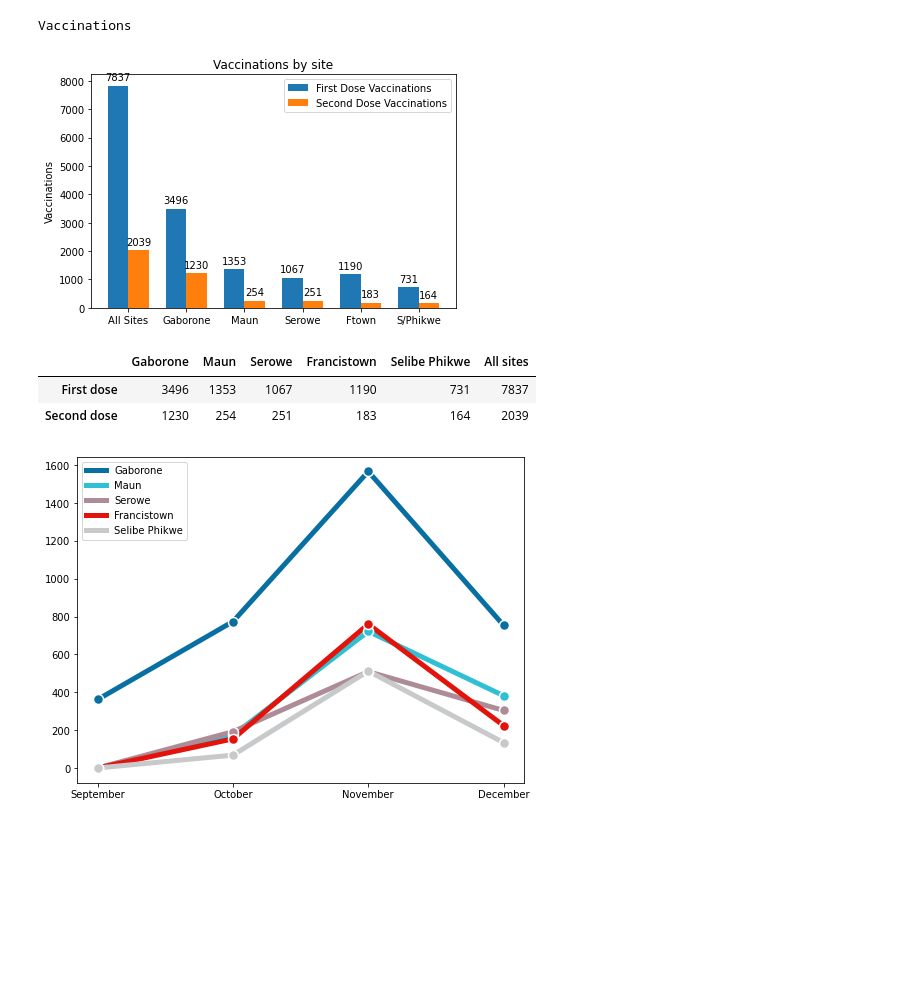
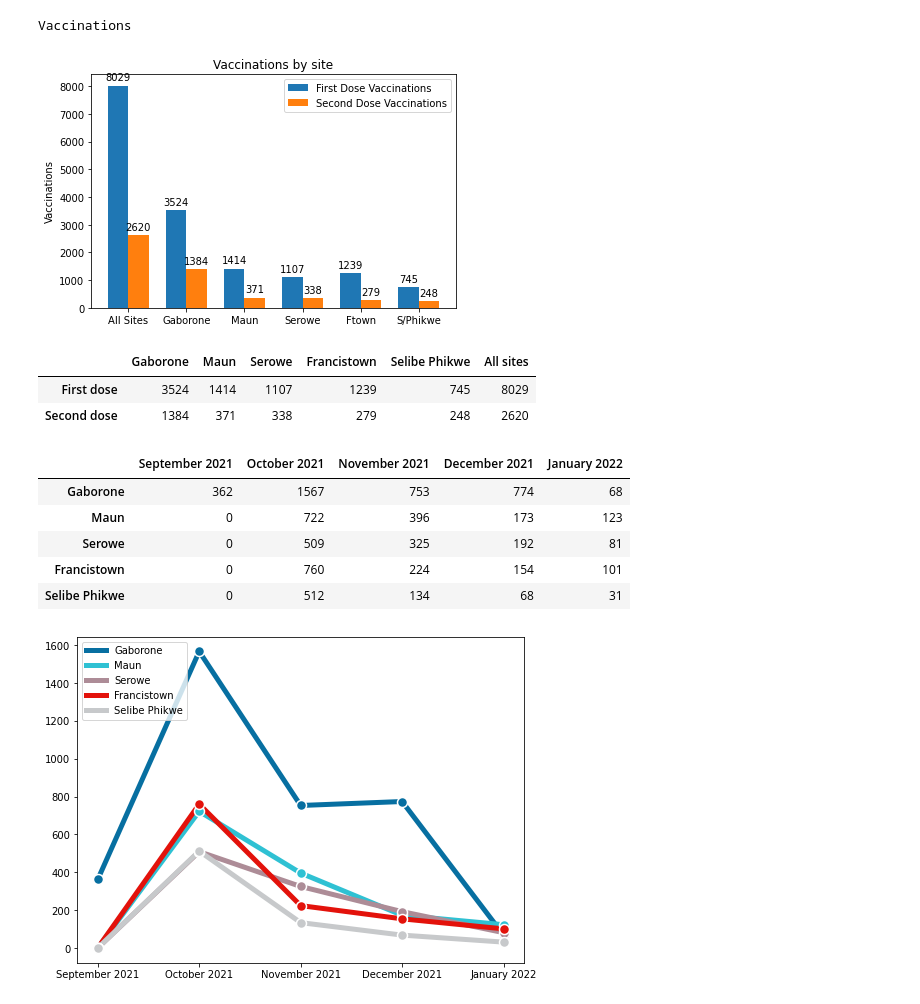
Before and after one commit to geek911/esr21, a Jupyter notebook: notebooks/azd_report_starts.ipynb, the cells around one changed output. Cells and saved outputs as stored; diff of their text form; code cells hidden in the pictures; blank space fills up the shorter version.

```diff
--- a/notebooks/azd_report_starts.ipynb
+++ b/notebooks/azd_report_starts.ipynb
@@ -38,7 +41,7 @@ from django.utils.timezone import make_aware
 import datetime
 tz = pytz.timezone('Africa/Gaborone')
 #All data capture before the date below
-created = datetime.datetime(2022, 1, 14, 0, 0)
+created = datetime.datetime(2022, 1, 21, 0, 0)
 created = make_aware(created, tz, True)
 # %%
 # Total Enrolled particiapants
@@ -316,7 +319,7 @@ dt = [
     len(vaccinations_second_phikwe_sites),
     len(vaccinations_second_dose_all_sites)]
 ]
-df = pd.DataFrame(
+df1 = pd.DataFrame(
     dt, columns=['Gaborone', 'Maun', 'Serowe', 'Francistown', 'Selibe Phikwe', 'All sites'],
     index=['First dose', 'Second dose']
 )
@@ -363,77 +366,88 @@ fig.tight_layout()
 
 plt.show()
 
-# Line graph
+# Line Graph
+
+vaccine_model = 'esr21_subject.vaccinationdetails'
+vaccine_model_cls = django_apps.get_model(vaccine_model)
+
 # Months
-from calendar import month_name
-vaccinations_details = VaccinationDetails.objects.filter(created__lte=created).values_list('created', flat=True)
+vaccinations_details = vaccine_model_cls.objects.all().values_list(
+    'created', flat=True)
 months = [vd.strftime("%B") for vd in vaccinations_details]
 month_lookup = list(month_name)
 months = list(set(months))
-data_months = sorted(months, key=month_lookup.index)
 
-# Months numbers
-vaccinations_details = VaccinationDetails.objects.filter(created__lte=created).values_list('created', flat=True)
-months = [vd.month for vd in vaccinations_details]
-months = list(set(months))
-months = sorted(months)
+months_numbers = [datetime.datetime.strptime(month_name, '%B').month for month_name in months]
 
 sites = Site.objects.all().order_by('id').values_list('id', flat=True).distinct()
-data = []
+
+site_dict = {
+    40: 'Gaborone',
+    41: 'Maun',
+    42: 'Serowe',
+    43: 'Francistown',
+    44: 'Selibe Phikwe'
+}
+percentages = []
+data_dict = {}
 for site_id in sites:
     row_data = []
+    row_data_dict = {}
     vaccination_details = VaccinationDetails.objects.filter(
             created__lte=created,
             site__id=site_id,
             received_dose_before='first_dose')
-    for month_num in months:
+    for month_num in months_numbers:
         temp_vaccination_details = [vaccine for vaccine in vaccination_details if vaccine.created.month == month_num]
         row_data.append(len(temp_vaccination_details))
-    data.append(row_data)
+    percentages.append(row_data)
+
+df = pd.DataFrame(
+    percentages,
+    columns=['September 2021', 'October 2021', 'November 2021', 'December 2021', 'January 2022'],
+    index=['Gaborone', 'Maun', 'Serowe', 'Francistown', 'Selibe Phikwe']
+)
+# Line graph
+# Months
 BROWN = "#AD8C97"
 BROWN_DARKER = "#7d3a46"
 GREEN = "#2FC1D3"
 BLUE = "#076FA1"
 GREY = "#C7C9CB"
 GREY_DARKER = "#5C5B5D"
 RED = "#E3120B"
 
-months = ['September', 'October', 'November', 'December']
-
-latin_america = [16, 362, 774, 1567]
-asia_and_pacific = [0, 0, 173, 722]
-sub_saharan_africa = [0, 0, 192, 509]
-
-
-gabs = [362, 774, 1567, 754]
-maun = [0, 173, 722, 382]
-serowe = [0, 192, 509, 304]
-ftown = [0, 154, 760, 224]
-sphikwe = [0, 68, 512, 134]
-percentages = [gabs, maun, serowe, ftown, sphikwe]
+months = ['September 2021', 'October 2021', 'November 2021', 'December 2021', 'January 2022']
 
 COLORS = [BLUE, GREEN, BROWN, RED, GREY]
 
 # Initialize plot ------------------------------------------
 fig, ax = plt.subplots(figsize=(8, 6))
 sites = ['Gaborone', 'Maun', 'Serowe', 'Francistown', 'Selibe Phikwe']
-
 # Add lines with dots
 # Note the zorder to have dots be on top of the lines
 count = 0
 for percentage, color in zip(percentages, COLORS):
     ax.plot(months, percentage, color=color, lw=5, label=sites[count])
     ax.scatter(months, percentage, fc=color, s=100, lw=1.5, ec="white", zorder=12)
     count += 1
 leg = plt.legend(loc='upper left')
-df
+display(HTML(df1.to_html()))
+display(HTML(df.to_html()))
 # %% [output]
 Vaccinations
-[figure, old version]
+[figure, new version]
 |  | Gaborone | Maun | Serowe | Francistown | Selibe Phikwe | All sites |
-| First dose | 3496 | 1353 | 1067 | 1190 | 731 | 7837 |
-| Second dose | 1230 | 254 | 251 | 183 | 164 | 2039 |
+| First dose | 3524 | 1414 | 1107 | 1239 | 745 | 8029 |
+| Second dose | 1384 | 371 | 338 | 279 | 248 | 2620 |
+|  | September 2021 | October 2021 | November 2021 | December 2021 | January 2022 |
+| Gaborone | 362 | 1567 | 753 | 774 | 68 |
+| Maun | 0 | 722 | 396 | 173 | 123 |
+| Serowe | 0 | 509 | 325 | 192 | 81 |
+| Francistown | 0 | 760 | 224 | 154 | 101 |
+| Selibe Phikwe | 0 | 512 | 134 | 68 | 31 |
-[figure, old version]
+[figure, new version]
 # %%
 # Screenings: For all screening we are using the first screening to do counts
 
```
Also changed, not shown: parts of 20 cells of this notebook, 2 other files.
